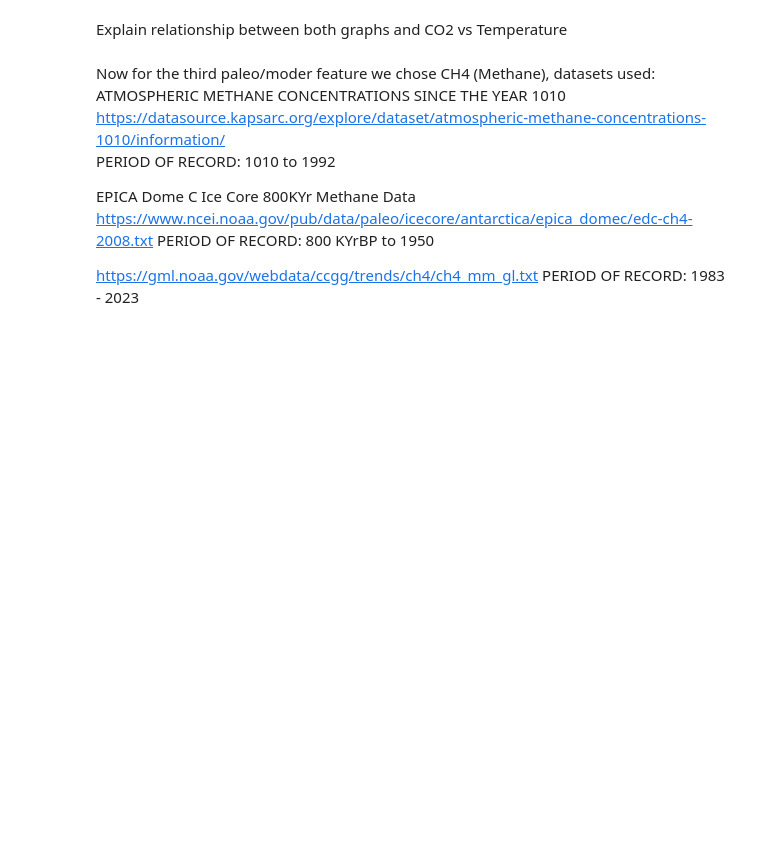
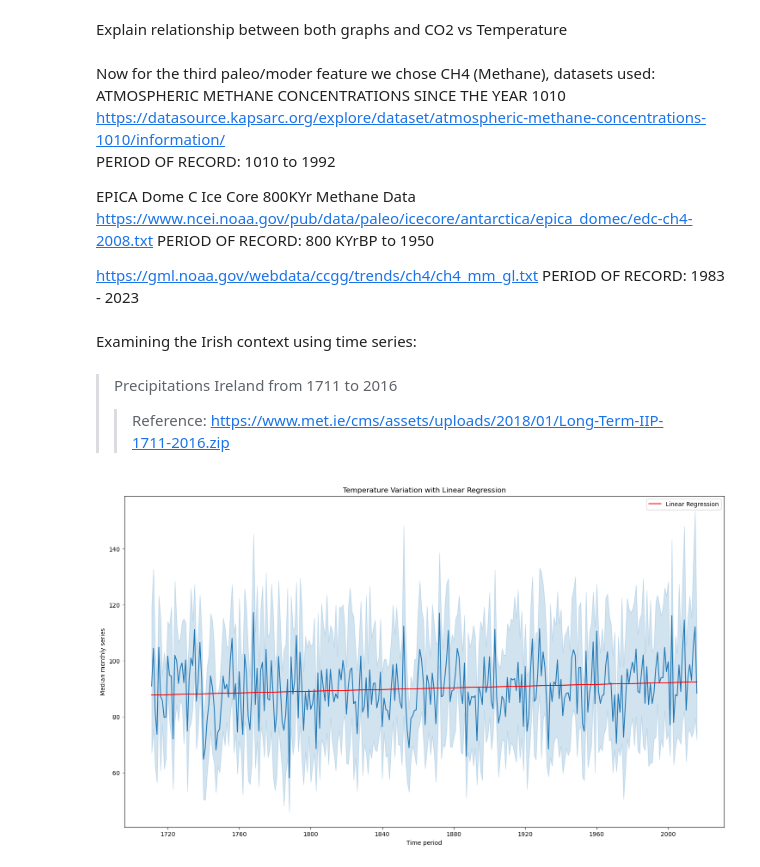
Before and after one commit to yimak/Programming_for_DA_project_2, a Jupyter notebook: project.ipynb, the cells around one changed output. Drawn from its saved outputs; the diff is of its cells as text; code cells hidden in the pictures; blank space fills up the shorter version.

Commit message:
T&P linear regression

```diff
--- a/project.ipynb
+++ b/project.ipynb
@@ -162,3 +161,50 @@ PERIOD OF RECORD: 800 KYrBP to 1950
 
 https://gml.noaa.gov/webdata/ccgg/trends/ch4/ch4_mm_gl.txt
 PERIOD OF RECORD: 1983 - 2023
+# %% [markdown]
+Examining the Irish context using time series:
+# %% [markdown]
+>Precipitations Ireland from 1711 to 2016
+>>Reference: https://www.met.ie/cms/assets/uploads/2018/01/Long-Term-IIP-1711-2016.zip
+# %%
+# precipitations Ireland from 1711 to 2016
+
+import pandas as pd
+import matplotlib.pyplot as plt
+import seaborn as sns
+import numpy as np
+
+data = pd.read_csv('Precipitations_ireland.csv')
+
+#reference:https://sparkbyexamples.com/pandas/pandas-extract-year-from-datetime/#:~:text=You%20can%20use%20%25Y%20as,to%20convert%20String%20to%20Datetime.
+pd.to_datetime(data['Year']).dt.year
+
+# create new column for 'Year' to be displyed in datetime format
+#reference:https://atlantictu-my.sharepoint.com/personal/brian_mcginley_atu_ie/_layouts/15/stream.aspx?id=%2Fpersonal%2Fbrian%5Fmcginley%5Fatu%5Fie%2FDocuments%2FTime%2Dseries%20%2D%20Dealing%20with%20datasets%2Emp4&nav=eyJyZWZlcnJhbEluZm8iOnsicmVmZXJyYWxBcHAiOiJTdHJlYW1XZWJBcHAiLCJyZWZlcnJhbFZpZXciOiJTaGFyZURpYWxvZyIsInJlZmVycmFsQXBwUGxhdGZvcm0iOiJXZWIiLCJyZWZlcnJhbE1vZGUiOiJ2aWV3In19&ga=1&referrer=StreamWebApp%2EWeb&referrerScenario=AddressBarCopied%2Eview
+
+
+#add .astype(str) to convert column values in string, important step if we want to use datetime()!
+#https://sparkbyexamples.com/pandas/pandas-convert-datetime-to-string-format/
+
+data['Time period'] = pd.to_datetime(data['Year'].astype(str))
+
+plt.figure(figsize=(18, 10))
+sns.lineplot(data=data,x='Time period', y='Median monthly series')  # Scatter plot with relplot
+
+#for the linear regression, the variable 'Yearr' must be converted to integer because it's saved in time format
+#https://stackoverflow.com/questions/6148207/linear-regression-with-matplotlib-numpy
+
+m, intercept = np.polyfit(data['Time period'].astype(int), data['Median monthly series'], 1)
+regression_line = m * data['Time period'].astype(int) + intercept
+
+plt.plot(data['Time period'], regression_line, color='red', label='Linear Regression')
+
+
+plt.title('Temperature Variation with Linear Regression')
+plt.xlabel('Time period')
+plt.ylabel('Median monthly series')
+plt.legend()
+
+plt.show()
+# %% [output]
+[figure, added]
```
Also changed, not shown: parts of 5 cells of this notebook, 3 other files.
